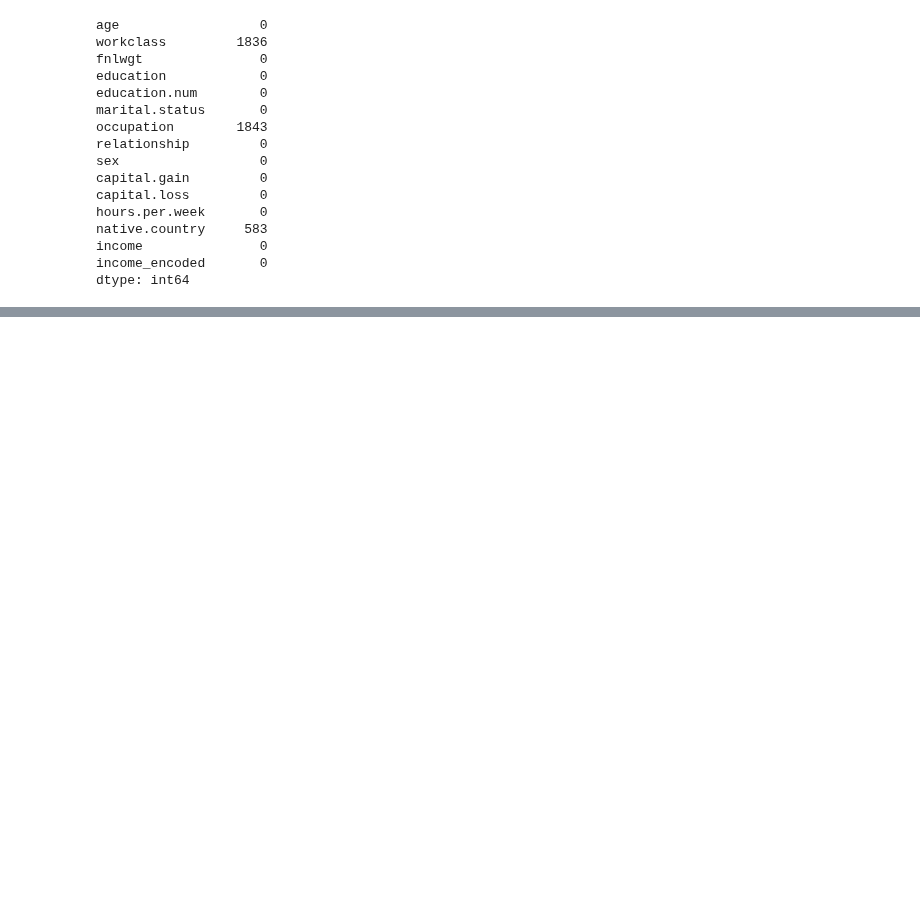
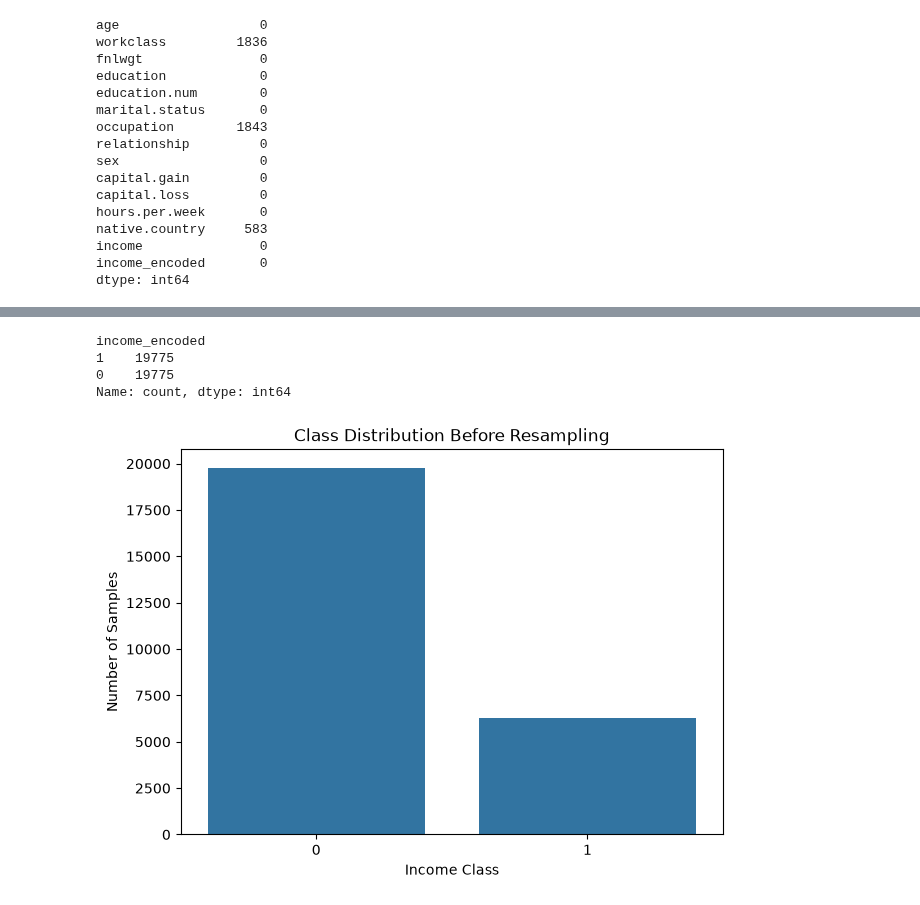
Before and after one commit to shubha95/python, a Jupyter notebook: Machine Learning/Incremental_Capstone/Capstone Session 6/capstone_session_6.ipynb, the cells around one changed output, grey strips where cells are left out. Cells and saved outputs as stored; diff of their text form; code cells hidden in the pictures; blank space fills up the shorter version.

```diff
--- a/Machine Learning/Incremental_Capstone/Capstone Session 6/capstone_session_6.ipynb
+++ b/Machine Learning/Incremental_Capstone/Capstone Session 6/capstone_session_6.ipynb
@@ -284,0 +598,2 @@ dtype: int64
+# %%
+data["native.country"] = data["native.country"].fillna("United-States")
@@ -284,0 +829,3 @@ dtype: int64
+# %%
+X = data.drop(columns=["income", "income_encoded"])
+y = data["income_encoded"]
@@ -284,0 +841,8 @@ dtype: int64
+# %%
+from sklearn.preprocessing import LabelEncoder
+
+categorical_columns = X.select_dtypes(include="object").columns
+
+for column in categorical_columns:
+    le = LabelEncoder()
+    X[column] = le.fit_transform(X[column])
@@ -284,0 +886,10 @@ dtype: int64
+# %%
+from sklearn.model_selection import train_test_split
+
+X_train, X_test, y_train, y_test = train_test_split(
+    X,
+    y,
+    test_size=0.2,
+    random_state=42,
+    stratify=y
+)
@@ -284,0 +937,21 @@ dtype: int64
+# %%
+print(y_train_resampled.value_counts())
+# %% [output]
+income_encoded
+1    19775
+0    19775
+Name: count, dtype: int64
+# %%
+plt.figure(figsize=(7, 5))
+
+sns.countplot(
+    x=y_train
+)
+
+plt.title("Class Distribution Before Resampling")
+plt.xlabel("Income Class")
+plt.ylabel("Number of Samples")
+
+plt.show()
+# %% [output]
+[figure, added]
```
Also changed, not shown: parts of 58 cells of this notebook, 1 other file.
